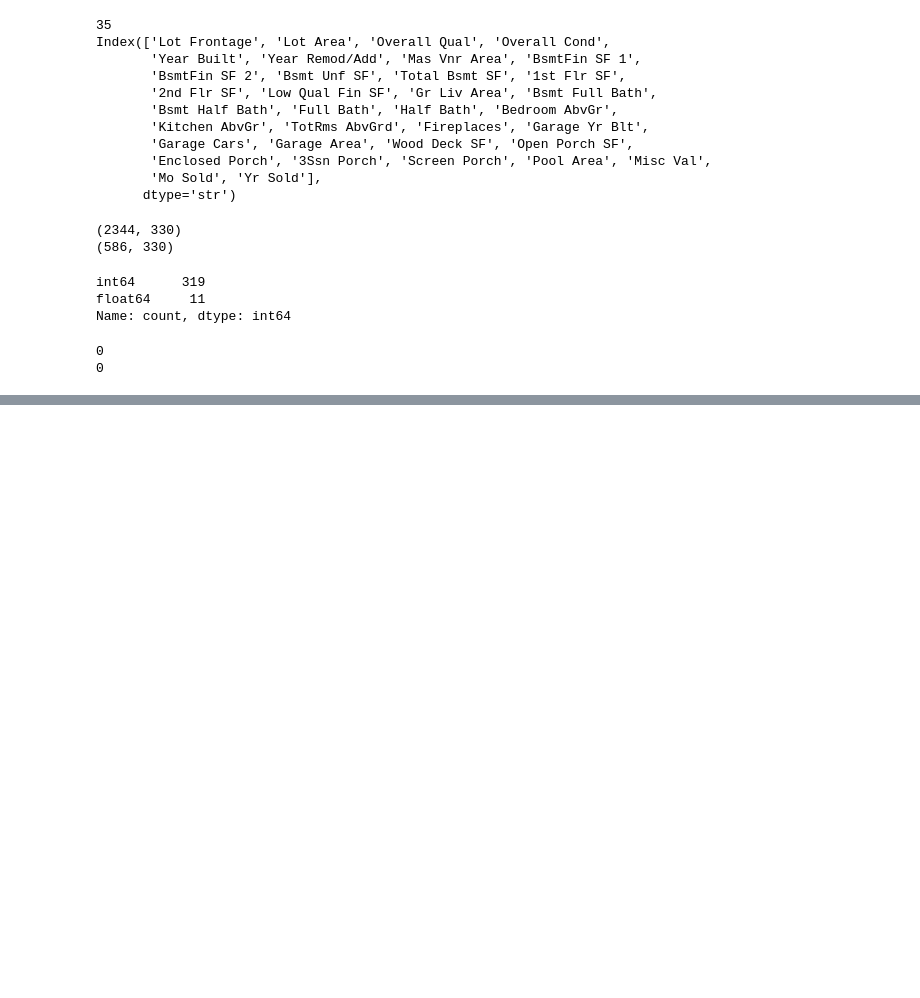
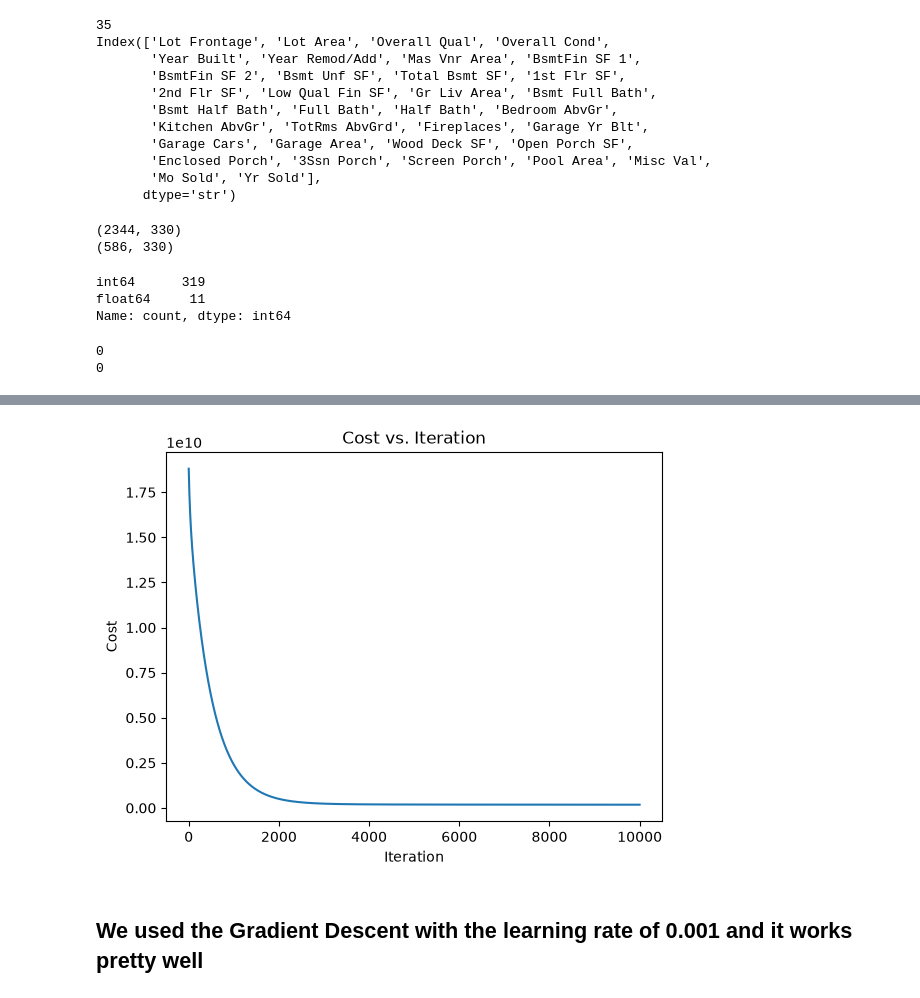
Before and after one commit to romans0506/house-price-prediction, a Jupyter notebook: notebooks/01_eda.ipynb, the cells around one changed output, grey strips where cells are left out. Drawn from its saved outputs; the diff is of its cells as text; code cells hidden in the pictures; blank space fills up the shorter version.

Commit message:
Model training(cost function, gradient,gradient descent)

```diff
--- a/notebooks/01_eda.ipynb
+++ b/notebooks/01_eda.ipynb
@@ -1069,0 +1237,5 @@ print(X_test_final.isnull().sum().sum())
+# %%
+dj_dw, dj_db = compute_gradient(X_train_scaled, y_train_np,w, b)
+
+print(dj_dw.shape)
+print(dj_db)
@@ -1069,0 +1257,33 @@ print(X_test_final.isnull().sum().sum())
+# %%
+def gradient_descent(X,y,w,b,alpha,num_iter):
+    J_history = []
+
+    for i in range(num_iter):
+
+        dj_dw , dj_db = compute_gradient(X,y,w,b)
+
+        w = w - alpha * dj_dw
+        b = b - alpha * dj_db
+
+
+        cost = compute_cost(X,y,w,b)
+        J_history.append(cost)
+
+        if i % 100 == 0:
+            print(f"Iteration {i}: Cost {cost}")
+
+    return w, b, J_history
+# %%
+alpha = 0.001
+
+w_init = np.zeros(X_train_scaled.shape[1])
+b_init = 0.0
+# %%
+w, b, J_history = gradient_descent(
+    X_train_scaled,
+    y_train_np,
+    w_init,
+    b_init,
+    alpha,
+    10000
+)
@@ -1069,0 +1308,10 @@ print(X_test_final.isnull().sum().sum())
+# %%
+plt.plot(J_history)
+plt.xlabel("Iteration")
+plt.ylabel("Cost")
+plt.title("Cost vs. Iteration")
+plt.show()
+# %% [output]
+[figure, added]
+# %% [markdown]
+## We used the Gradient Descent with the learning rate of 0.001 and it works pretty well
```
Also changed, not shown: parts of 29 cells of this notebook.
